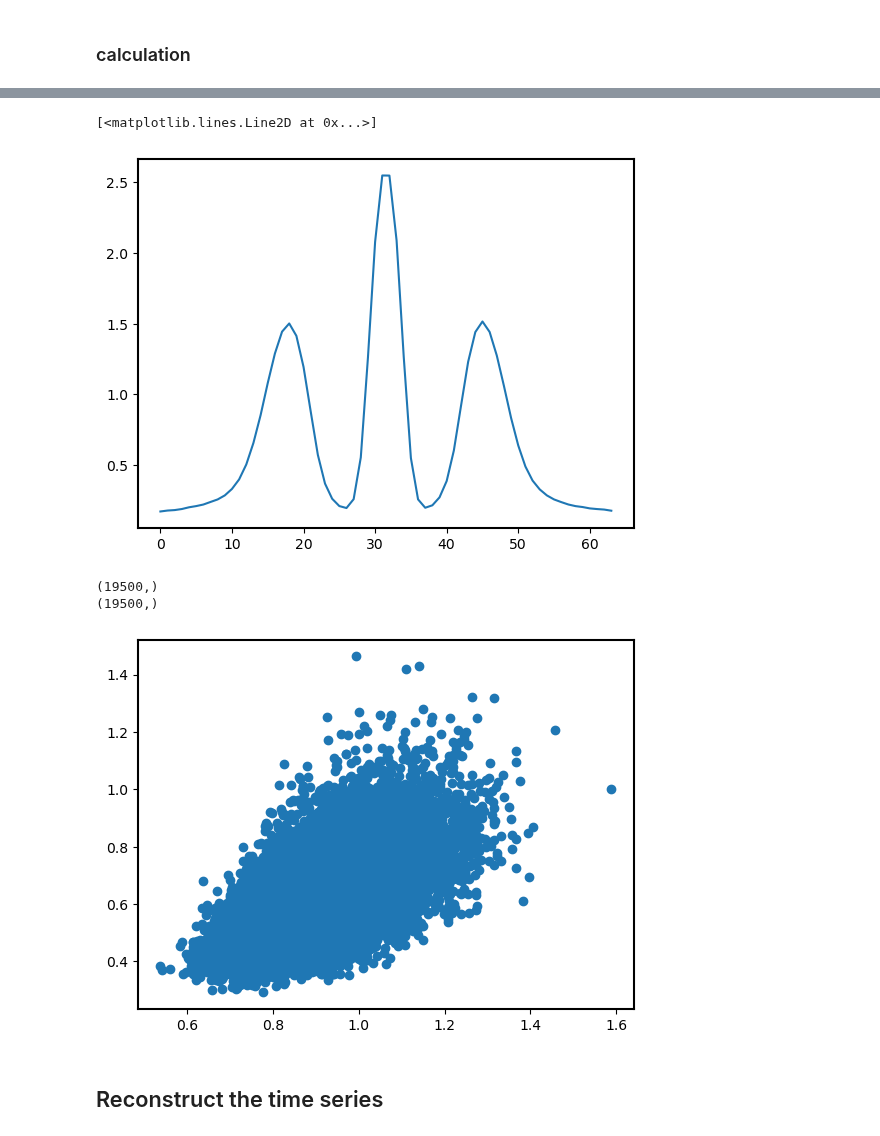
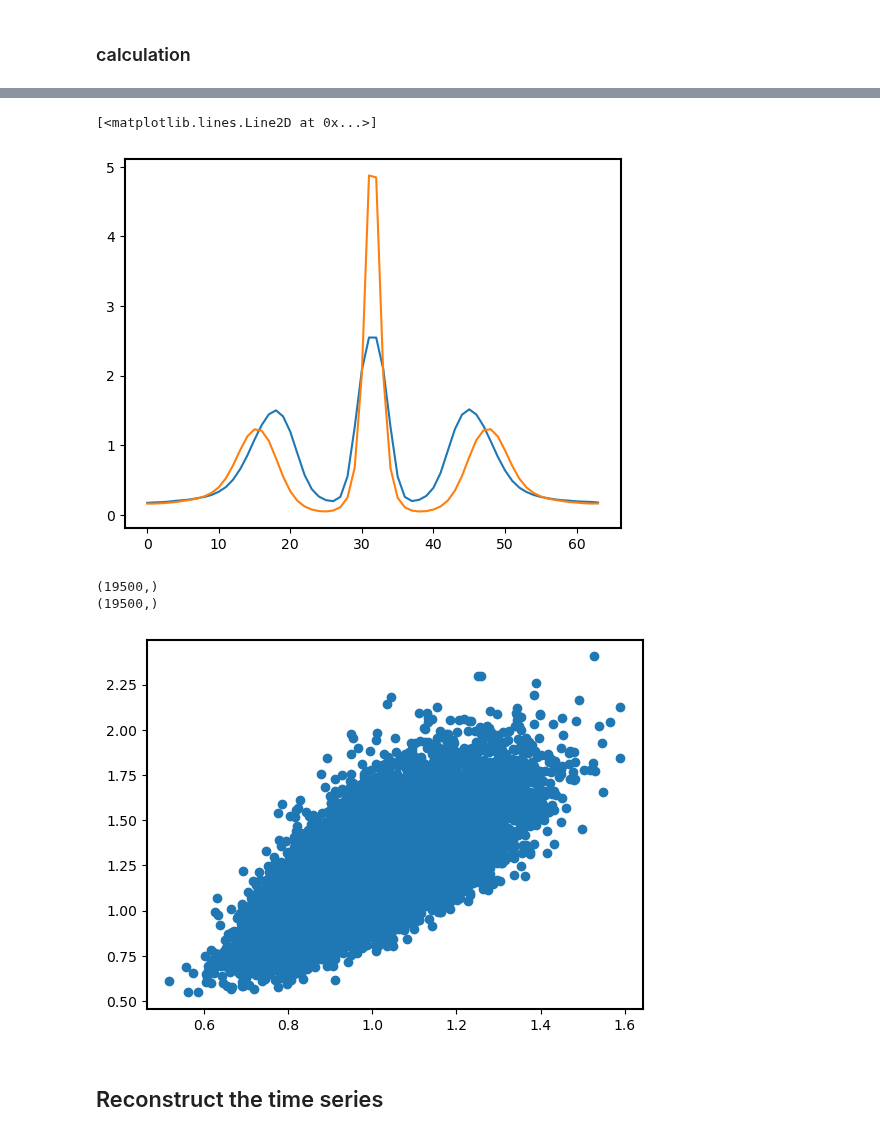
Before and after one commit to PeterChang1023/Moist_Dycore, a Jupyter notebook: IdealizeSpetral.jl/exp/HSt42/Jo_Jo_Dycore_Master_4.ipynb, the cells around one changed output, grey strips where cells are left out. Cells and saved outputs as stored; diff of their text form; code cells hidden in the pictures.

Commit message:
statistical test done !!!

```diff
--- a/IdealizeSpetral.jl/exp/HSt42/Jo_Jo_Dycore_Master_4.ipynb
+++ b/IdealizeSpetral.jl/exp/HSt42/Jo_Jo_Dycore_Master_4.ipynb
@@ -24,11 +24,23 @@ file_path        = "/data92/PeterChang/back_to_master1220/Moist_Dycore/IdealizeS
 # define variables
 lat              = np.linspace(-90, 90, 64)
 lat_cond         = np.where((lat>=-15)&(lat<=15))[0]
-var              = {}
+var_0            = {}
+var_50           = {}
+
 var_list         = {'p','prec','u','v'}
 for index, var_i in enumerate(var_list):
     with h5py.File(f"{file_path}/PR{PR}/{var_i}/PR{PR}_500_20000day_6hourly_{var_i}.dat") as f:
         if var_i == 'prec':
-            var[f"{var_i}"] = f[var_i][:, :,:]*86400
+            var_0[f"{var_i}"] = f[var_i][:, :,:]*86400
         else:
-            var[f"{var_i}"] = f[var_i][:, level_index, :]
+            var_0[f"{var_i}"] = f[var_i][:, level_index, :]
+print("Read PR 0 done")
+
+PR               = 50
+for index, var_i in enumerate(var_list):
+    with h5py.File(f"{file_path}/PR{PR}/{var_i}/PR{PR}_500_20000day_6hourly_{var_i}.dat") as f:
+        if var_i == 'prec':
+            var_50[f"{var_i}"] = f[var_i][:, :,:]*86400
+        else:
+            var_50[f"{var_i}"] = f[var_i][:, level_index, :]
+print("Read PR 50 done")
@@ -364,19 +378,26 @@ pass dimension check
+# %%
+prec_daily_50             = average_every_n_steps(var_50["prec"][:,:,:],4)   # making daily data
+##################################################################################
+u_daily_50             = average_every_n_steps(var_50["u"][:,:,:],4)   # making daily data
+##################################################################################
+v_daily_50             = average_every_n_steps(var_50["v"][:,:,:],4)   # making daily data
 # %%
 prec_daily.shape
 plt.figure()
-plt.plot(prec_daily.mean(axis=(0,2)))
+plt.plot(prec_daily_0.mean(axis=(0,2)))
+plt.plot(prec_daily_50.mean(axis=(0,2)))
 # %% [output]
 [<matplotlib.lines.Line2D at 0x...>]
-[figure, old version]
+[figure, new version]
 # %%
-print(np.var(prec_daily[:,32-8:32+8].mean(axis=(1)), axis=1).shape)
+print(np.var(prec_daily_50[:,32-8:32+8].mean(axis=(1)), axis=1).shape)
 plt.figure()
-plt.scatter(prec_daily[:,32-8:32+8].mean(axis=(1,2)), np.sqrt(np.var(prec_daily[:,32-8:32+8].mean(axis=(1)), axis=1)))
-print(prec_daily[:,32-8:32+8].mean(axis=(1,2)).shape)
+plt.scatter(prec_daily_50[:,32-8:32+8].mean(axis=(1,2)), np.sqrt(np.var(prec_daily_50[:,32-8:32+8].mean(axis=(1)), axis=1)))
+print(prec_daily_50[:,32-8:32+8].mean(axis=(1,2)).shape)
 # %% [output]
 (19500,)
 (19500,)
-[figure, old version]
+[figure, new version]
 # %%
 
 # # P_T  is the power spectrum of temperature
```
Also changed, not shown: parts of 29 cells of this notebook.
